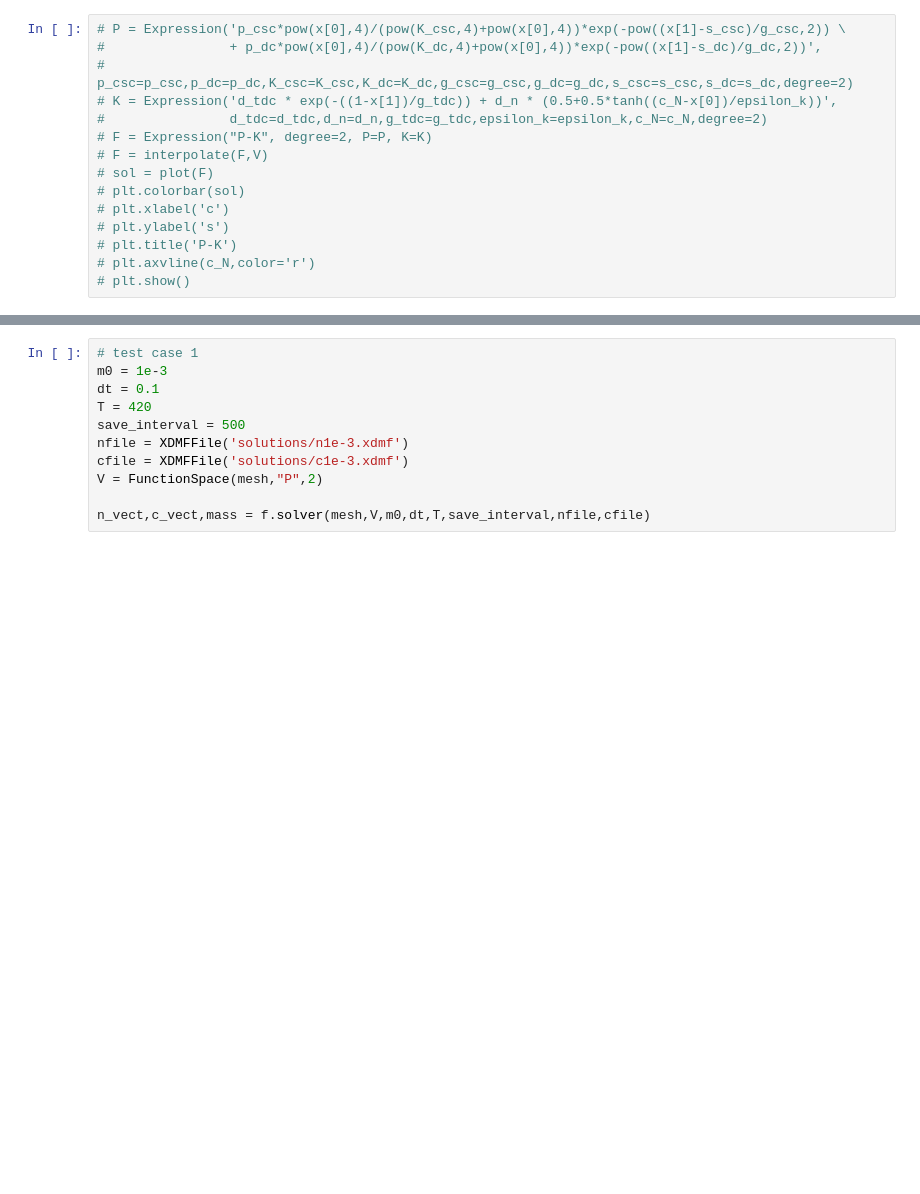
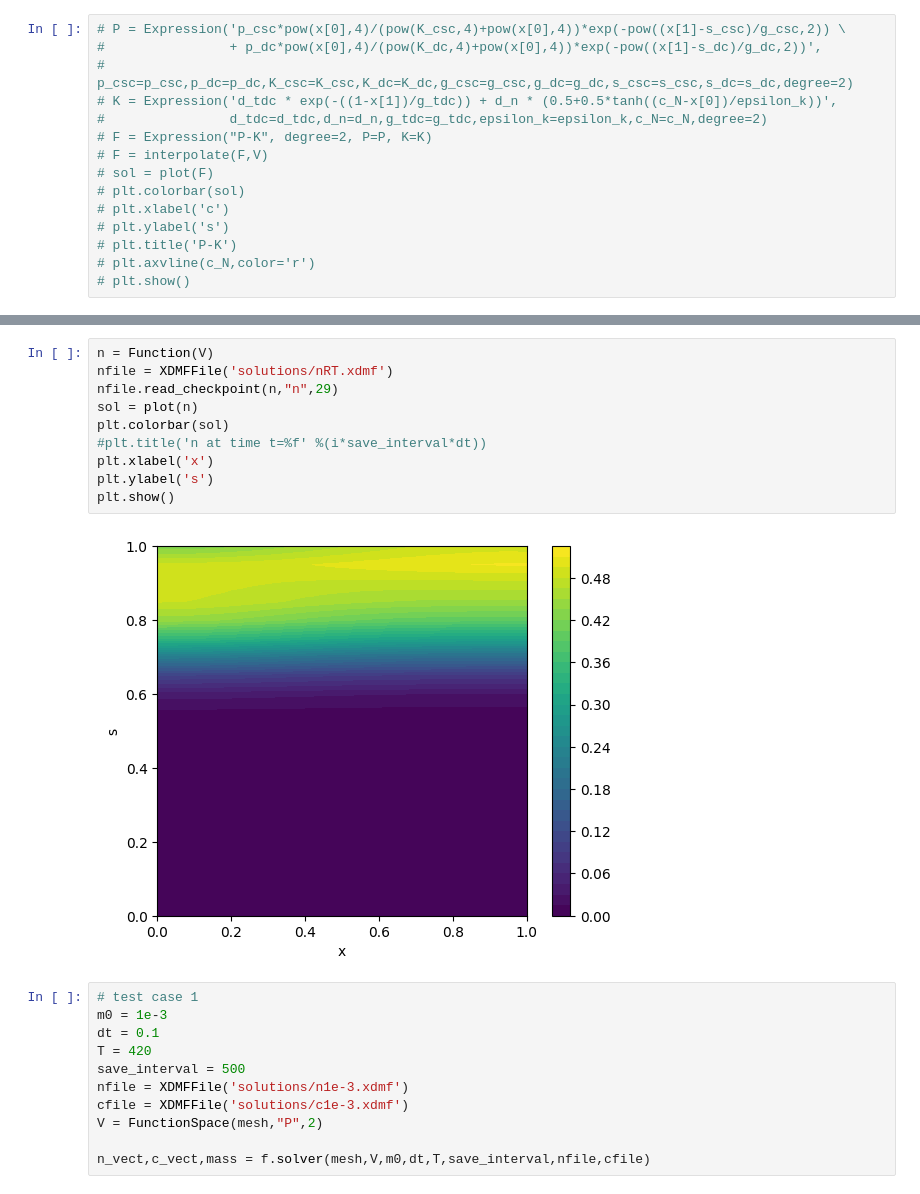
Before and after one commit to saragazzoni/Master_Thesis, a Jupyter notebook: Code/model.ipynb, the cells around one changed output, grey strips where cells are left out. Saved outputs shown, nothing was run; the diff lists cells and outputs as text; blank space fills up the shorter version.

```diff
--- a/Code/model.ipynb
+++ b/Code/model.ipynb
@@ -50,3 +94,15 @@ plot(mesh)
+# %%
+n = Function(V)
+nfile = XDMFFile('solutions/nRT.xdmf')
+nfile.read_checkpoint(n,"n",29)
+sol = plot(n)
+plt.colorbar(sol)
+#plt.title('n at time t=%f' %(i*save_interval*dt))
+plt.xlabel('x')
+plt.ylabel('s')
+plt.show()
+# %% [output]
+[figure, added]
 # %%
 # test case 1
 m0 = 1e-3
```
Also changed, not shown: parts of 5 cells of this notebook, 5 other files.
